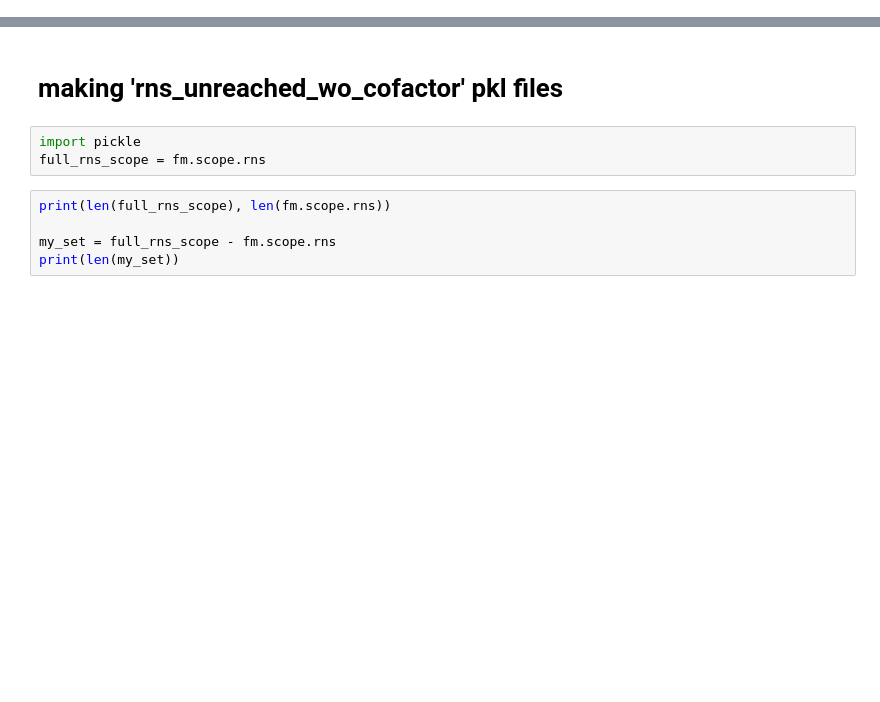
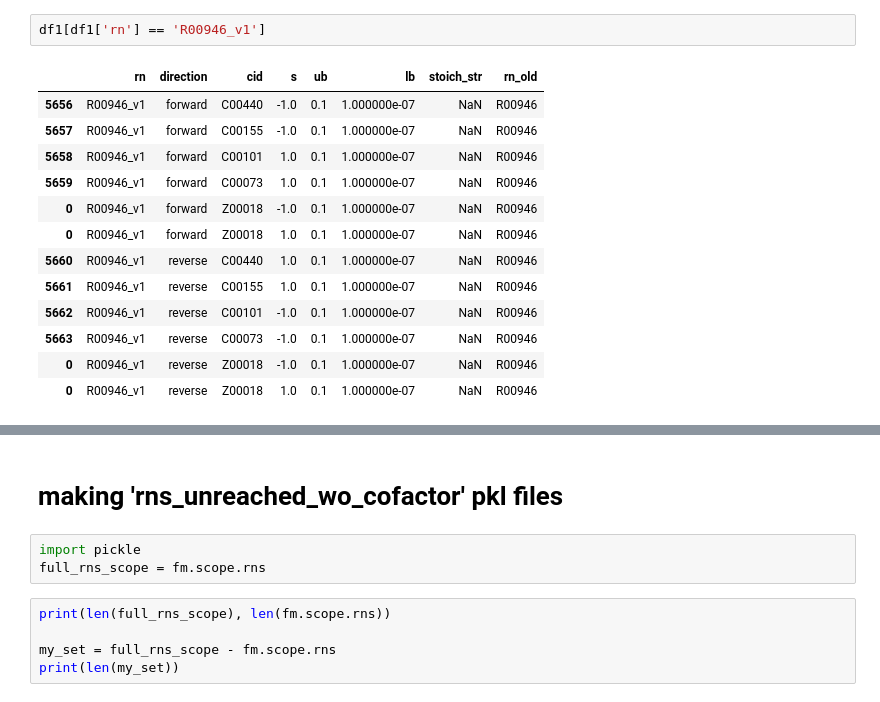
Before and after one commit to tseamuscorlett/enzyme-gated-network-expansion, a Jupyter notebook: RUN_foldgated.ipynb, the cells around one changed output, grey strips where cells are left out. Drawn from its saved outputs; the diff is of its cells as text; blank space fills up the shorter version.

```diff
--- a/RUN_foldgated.ipynb
+++ b/RUN_foldgated.ipynb
@@ -95,0 +164,16 @@ len(metabolism.network['rn'])
+# %%
+df1[df1['rn'] == 'R00946_v1']
+# %% [output]
+|  | rn | direction | cid | s | ub | lb | stoich_str | rn_old |
+| 5656 | R00946_v1 | forward | C00440 | -1.0 | 0.1 | 1.000000e-07 | NaN | R00946 |
+| 5657 | R00946_v1 | forward | C00155 | -1.0 | 0.1 | 1.000000e-07 | NaN | R00946 |
+| 5658 | R00946_v1 | forward | C00101 | 1.0 | 0.1 | 1.000000e-07 | NaN | R00946 |
+| 5659 | R00946_v1 | forward | C00073 | 1.0 | 0.1 | 1.000000e-07 | NaN | R00946 |
+| 0 | R00946_v1 | forward | Z00018 | -1.0 | 0.1 | 1.000000e-07 | NaN | R00946 |
+| 0 | R00946_v1 | forward | Z00018 | 1.0 | 0.1 | 1.000000e-07 | NaN | R00946 |
+| 5660 | R00946_v1 | reverse | C00440 | 1.0 | 0.1 | 1.000000e-07 | NaN | R00946 |
+| 5661 | R00946_v1 | reverse | C00155 | 1.0 | 0.1 | 1.000000e-07 | NaN | R00946 |
+| 5662 | R00946_v1 | reverse | C00101 | -1.0 | 0.1 | 1.000000e-07 | NaN | R00946 |
+| 5663 | R00946_v1 | reverse | C00073 | -1.0 | 0.1 | 1.000000e-07 | NaN | R00946 |
+| 0 | R00946_v1 | reverse | Z00018 | -1.0 | 0.1 | 1.000000e-07 | NaN | R00946 |
+| 0 | R00946_v1 | reverse | Z00018 | 1.0 | 0.1 | 1.000000e-07 | NaN | R00946 |
```
Also changed, not shown: parts of 7 cells of this notebook, 2 other files.
